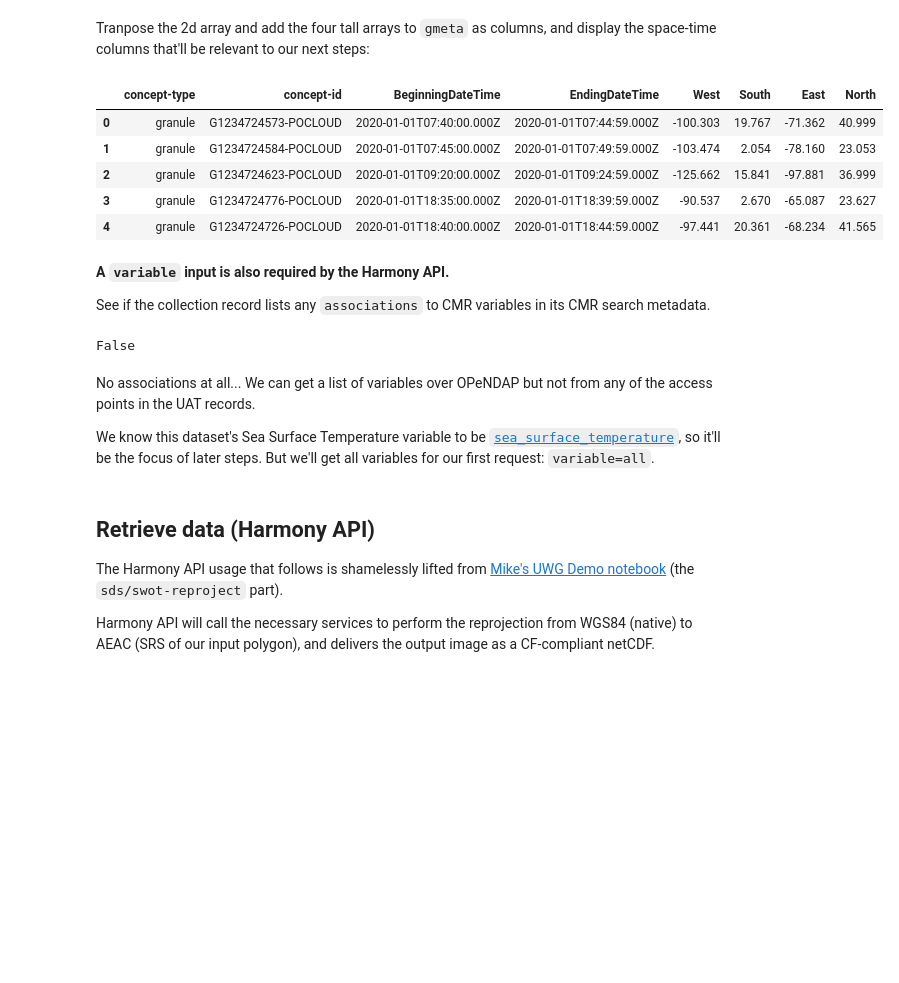
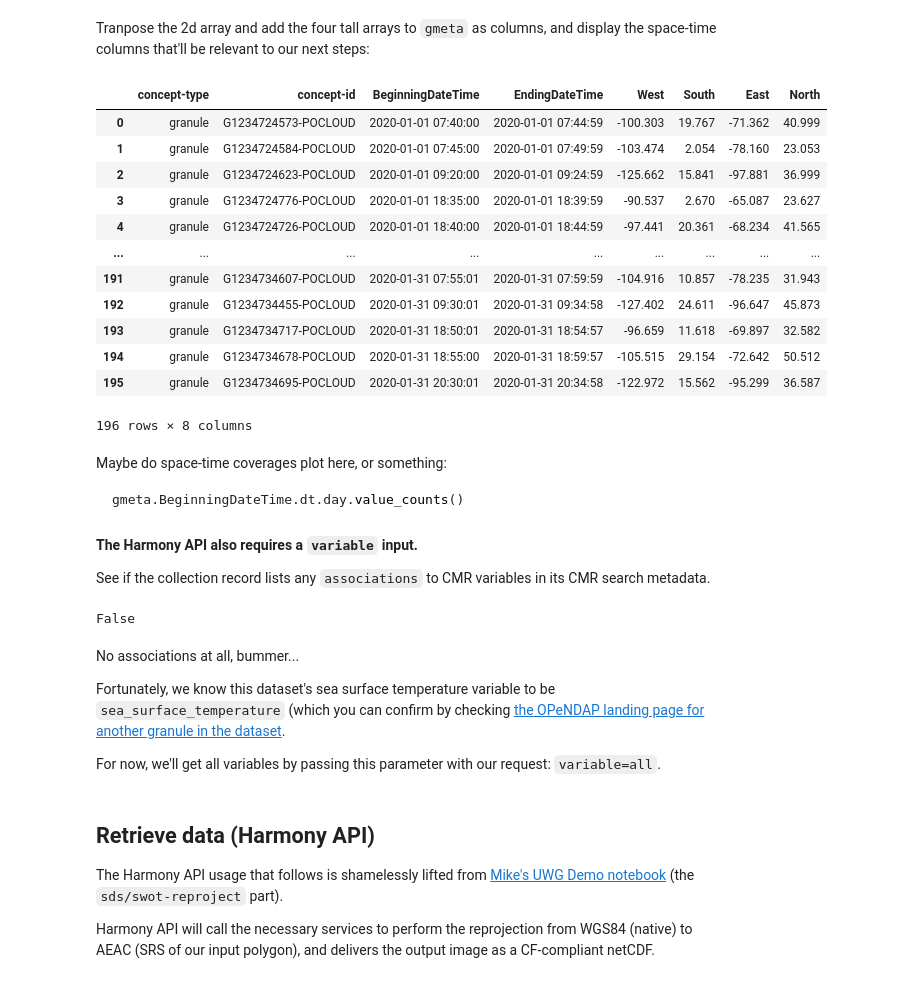
Before and after one commit to jjmcnelis/podaac-ipynb, a Jupyter notebook: harmony-l2-processing-example.ipynb, the cells around one changed output. Cells and saved outputs as stored; diff of their text form; code cells hidden in the pictures; blank space fills up the shorter version.

````diff
--- a/harmony-l2-processing-example.ipynb
+++ b/harmony-l2-processing-example.ipynb
@@ -94,0 +163,4 @@ ext
+# %%
+driver = ogr.GetDriverByName("MEMORY")
+
+gom = driver.CreateDataSource("MemoryDataset")
@@ -94,0 +171,5 @@ ext
+# %%
+lyr = gom.CreateLayer("Gulf_of_Mexico", srs, geom_type=ogr.wkbPolygon)
+
+lid = ogr.FieldDefn("ID", ogr.OFTInteger)
+lyr.CreateField(lid)
@@ -94,0 +186,5 @@ ext
+# %%
+geom = ogr.CreateGeometryFromJson(gom_json)
+
+feat.SetGeometry(geom)
+feat.SetField("ID", 1)
@@ -447,9 +581,12 @@ Apply a lambda to select `BeginningDateTime`, `EndingDateTime` over the  `Tempor
 # %%
 T = gumm.TemporalExtent
 
-# Apply two lambdas to the select the start and end times from the UMM record:
-gmeta['BeginningDateTime'] = T.apply(lambda x: x['RangeDateTime']['BeginningDateTime'])
-gmeta['EndingDateTime'] = T.apply(lambda x: x['RangeDateTime']['EndingDateTime'])
+# The format of the UMM record start and end times:
+Tfmt = '%Y-%m-%dT%H:%M:%S.%fZ'
+
+# Apply lambdas to select the start, end times from the UMM record:
+for a in ['BeginningDateTime', 'EndingDateTime']:
+    gmeta[a] = T.apply(lambda x: datetime.strptime(x['RangeDateTime'][a], Tfmt))
 
 gmeta.iloc[0].to_dict()
 # %% [output]
@@ -513,25 +650,41 @@ Tranpose the 2d array and add the four tall arrays to `gmeta` as columns, and di
 # %%
 gmeta['West'], gmeta['South'], gmeta['East'], gmeta['North'] = gSpatialExtent.T.tolist()
 
-gmeta[[
+# Display this selection of columns to avoid tall rows:
+informative_columns = [
     'concept-type',
     'concept-id',
     'BeginningDateTime',
     'EndingDateTime',
     'West',
     'South',
     'East',
     'North',
-]].head(5)
+]
+
+gmeta[informative_columns]
 # %% [output]
 |  | concept-type | concept-id | BeginningDateTime | EndingDateTime | West | South | East | North |
-| 0 | granule | G1234724573-POCLOUD | 2020-01-01T07:40:00.000Z | 2020-01-01T07:44:59.000Z | -100.303 | 19.767 | -71.362 | 40.999 |
-| 1 | granule | G1234724584-POCLOUD | 2020-01-01T07:45:00.000Z | 2020-01-01T07:49:59.000Z | -103.474 | 2.054 | -78.160 | 23.053 |
-| 2 | granule | G1234724623-POCLOUD | 2020-01-01T09:20:00.000Z | 2020-01-01T09:24:59.000Z | -125.662 | 15.841 | -97.881 | 36.999 |
-| 3 | granule | G1234724776-POCLOUD | 2020-01-01T18:35:00.000Z | 2020-01-01T18:39:59.000Z | -90.537 | 2.670 | -65.087 | 23.627 |
-| 4 | granule | G1234724726-POCLOUD | 2020-01-01T18:40:00.000Z | 2020-01-01T18:44:59.000Z | -97.441 | 20.361 | -68.234 | 41.565 |
+| 0 | granule | G1234724573-POCLOUD | 2020-01-01 07:40:00 | 2020-01-01 07:44:59 | -100.303 | 19.767 | -71.362 | 40.999 |
+| 1 | granule | G1234724584-POCLOUD | 2020-01-01 07:45:00 | 2020-01-01 07:49:59 | -103.474 | 2.054 | -78.160 | 23.053 |
+| 2 | granule | G1234724623-POCLOUD | 2020-01-01 09:20:00 | 2020-01-01 09:24:59 | -125.662 | 15.841 | -97.881 | 36.999 |
+| 3 | granule | G1234724776-POCLOUD | 2020-01-01 18:35:00 | 2020-01-01 18:39:59 | -90.537 | 2.670 | -65.087 | 23.627 |
+| 4 | granule | G1234724726-POCLOUD | 2020-01-01 18:40:00 | 2020-01-01 18:44:59 | -97.441 | 20.361 | -68.234 | 41.565 |
+| ... | ... | ... | ... | ... | ... | ... | ... | ... |
+| 191 | granule | G1234734607-POCLOUD | 2020-01-31 07:55:01 | 2020-01-31 07:59:59 | -104.916 | 10.857 | -78.235 | 31.943 |
+| 192 | granule | G1234734455-POCLOUD | 2020-01-31 09:30:01 | 2020-01-31 09:34:58 | -127.402 | 24.611 | -96.647 | 45.873 |
+| 193 | granule | G1234734717-POCLOUD | 2020-01-31 18:50:01 | 2020-01-31 18:54:57 | -96.659 | 11.618 | -69.897 | 32.582 |
+| 194 | granule | G1234734678-POCLOUD | 2020-01-31 18:55:00 | 2020-01-31 18:59:57 | -105.515 | 29.154 | -72.642 | 50.512 |
+| 195 | granule | G1234734695-POCLOUD | 2020-01-31 20:30:01 | 2020-01-31 20:34:58 | -122.972 | 15.562 | -95.299 | 36.587 |
+196 rows × 8 columns
+# %% [markdown]
+Maybe do space-time coverages plot here, or something:
+
+```python
+gmeta.BeginningDateTime.dt.day.value_counts()
+```
 # %% [markdown]
-**A `variable` input is also required by the Harmony API.**
+**The Harmony API also requires a `variable` input.**
 
 See if the collection record lists any `associations` to CMR variables in its CMR search metadata.
 # %%
@@ -539,9 +692,11 @@ See if the collection record lists any `associations` to CMR variables in its CM
 # %% [output]
 False
 # %% [markdown]
-No associations at all... We can get a list of variables over OPeNDAP but not from any of the access points in the UAT records.
+No associations at all, bummer...
 
-We know this dataset's Sea Surface Temperature variable to be [`sea_surface_temperature`](https://podaac-opendap.jpl.nasa.gov/opendap/allData/ghrsst/data/GDS2/L2P/MODIS_A/JPL/v2019.0/2006/033/20060202030506-JPL-L2P_GHRSST-SSTskin-MODIS_A-N-v02.0-fv01.0.nc.html), so it'll be the focus of later steps. But we'll get all variables for our first request: `variable=all`.
+Fortunately, we know this dataset's sea surface temperature variable to be `sea_surface_temperature` (which you can confirm by checking [the OPeNDAP landing page for another granule in the dataset](https://podaac-opendap.jpl.nasa.gov/opendap/allData/ghrsst/data/GDS2/L2P/MODIS_A/JPL/v2019.0/2006/033/20060202030506-JPL-L2P_GHRSST-SSTskin-MODIS_A-N-v02.0-fv01.0.nc.html).
+
+For now, we'll get all variables by passing this parameter with our request: `variable=all`.
 # %% [markdown]
 ## Retrieve data (Harmony API)
 
````
Also changed, not shown: parts of 71 cells of this notebook.
